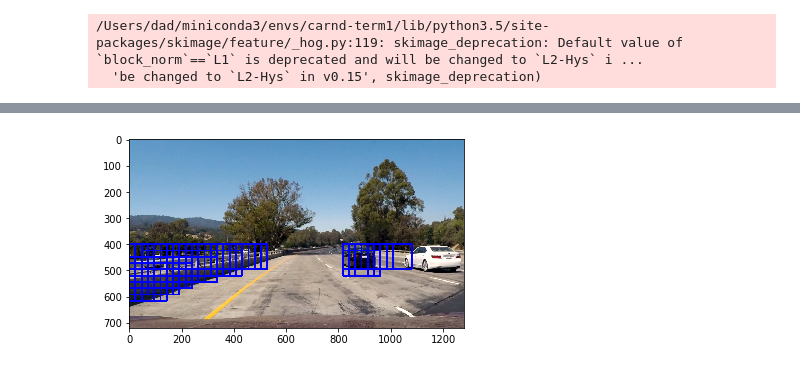
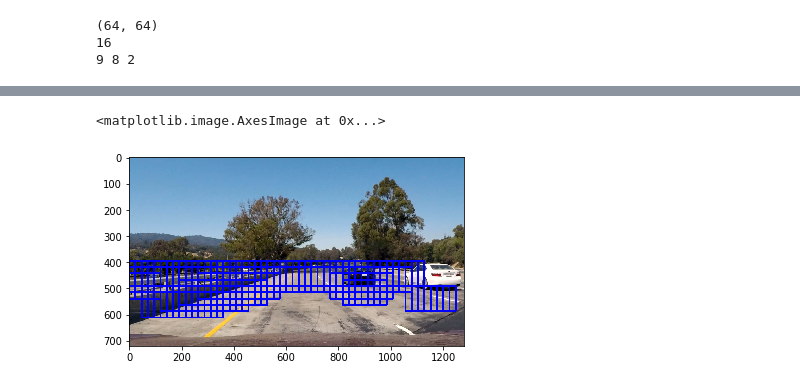
Before and after one commit to aimllifetime/vehicle_detection, a Jupyter notebook: vehicle_detection.ipynb, the cells around one changed output, grey strips where cells are left out. Drawn from its saved outputs; the diff is of its cells as text; code cells hidden in the pictures.

```diff
--- a/vehicle_detection.ipynb
+++ b/vehicle_detection.ipynb
@@ -411,6 +471,7 @@ plt.imshow(img)
 # Define a single function that can extract features using hog sub-sampling and make predictions
 def find_cars(img, ystart, ystop, scale, svc, X_scaler, orient, pix_per_cell, cell_per_block, spatial_size, hist_bins):
 
+    bbox_list = []
     draw_img = np.copy(img)
     img = img.astype(np.float32)/255
 
@@ -463,11 +524,7 @@ def find_cars(img, ystart, ystop, scale, svc, X_scaler, orient, pix_per_cell, ce
 
             # Scale features and make a prediction
             #print(spatial_features.shape, hist_features.shape, hog_features.shape)
-            ##### *** extreme careful here **** ####
-            ##        the input shape to transform call must match the shape used in training ###
             test_features = X_scaler.transform(np.hstack((spatial_features, hist_features, hog_features)).reshape(1, -1))
-
-            #test_features = X_scaler.transform(np.hstack((hog_features)).reshape(1, -1))
             #test_features = X_scaler.transform(np.hstack((shape_feat, hist_feat)).reshape(1, -1))
             test_prediction = svc.predict(test_features)
 
@@ -476,16 +533,25 @@ def find_cars(img, ystart, ystop, scale, svc, X_scaler, orient, pix_per_cell, ce
                 ytop_draw = np.int(ytop*scale)
                 win_draw = np.int(window*scale)
                 cv2.rectangle(draw_img,(xbox_left, ytop_draw+ystart),(xbox_left+win_draw,ytop_draw+win_draw+ystart),(0,0,255),6)
+                bbox_list.append(((xbox_left, ytop_draw+ystart),(xbox_left+win_draw,ytop_draw+win_draw+ystart)))
 
-    return draw_img
+    return draw_img, bbox_list
 
-ystart = 400
+#img = mpimg.imread('test_image.jpg')
+img = mpimg.imread('./test_images/test1.jpg')
+
+
+print(spatial_size)
+print(hist_bins)
+print( orient, pix_per_cell, cell_per_block)
+ystart = 395
 ystop = 656
 scale = 1.5
 
-out_img = find_cars(img, ystart, ystop, scale, svc, X_scaler, orient, pix_per_cell, cell_per_block, spatial_size, hist_bins)
+out_img, box_list = find_cars(img, ystart, ystop, scale, svc, X_scaler, orient, pix_per_cell, cell_per_block, spatial_size, hist_bins)
 
 plt.imshow(out_img)
 # %% [output]
-/Users/dad/miniconda3/envs/carnd-term1/lib/python3.5/site-packages/skimage/feature/_hog.py:119: skimage_deprecation: Default value of `block_norm`==`L1` is deprecated and will be changed to `L2-Hys` i ...
-  'be changed to `L2-Hys` in v0.15', skimage_deprecation)
+(64, 64)
+16
+9 8 2
@@ -493 +560,2 @@ plt.imshow(out_img)
+<matplotlib.image.AxesImage at 0x...>
-[figure, old version]
+[figure, new version]
```
Also changed, not shown: parts of 30 cells of this notebook.
